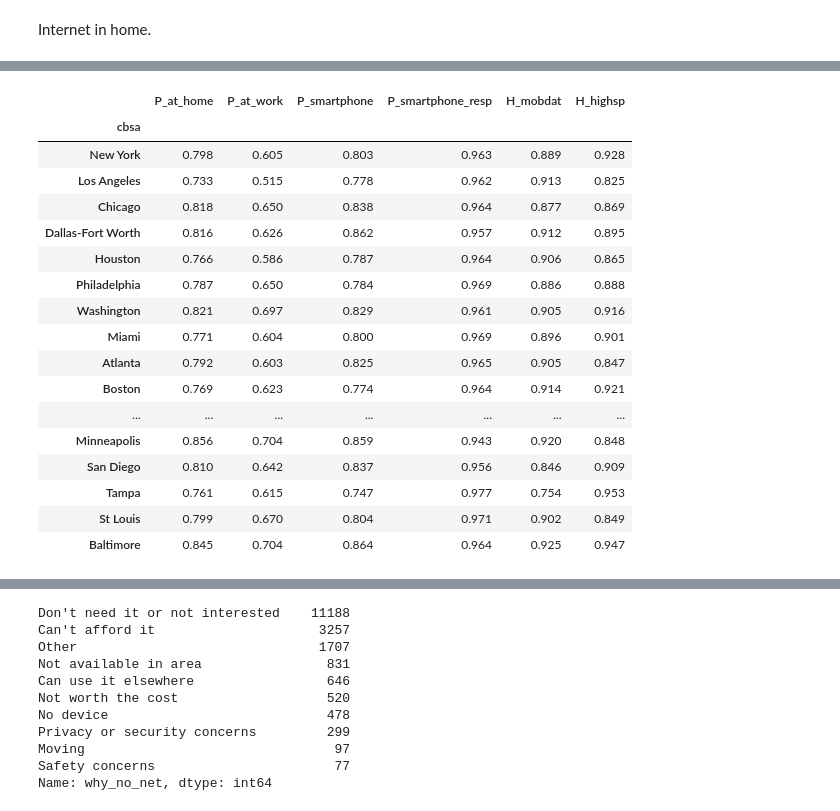
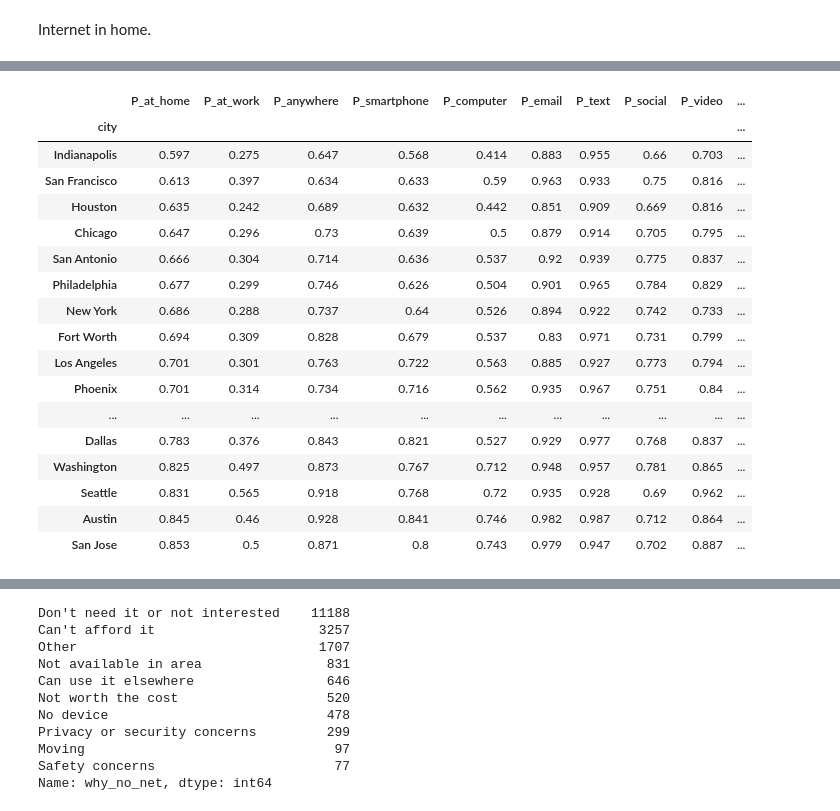
Before and after one commit to JamesSaxon/neighborhood_broadband, a Jupyter notebook: cps.ipynb, the cells around one changed output, grey strips where cells are left out. Saved outputs shown, nothing was run; the diff lists cells and outputs as text; code cells hidden in the pictures.

```diff
--- a/cps.ipynb
+++ b/cps.ipynb
@@ -157,0 +221,3 @@ access(cps_city, "city")
+# %%
+city_access = access(cps_city, "city")
+city_access.index = city_access.index.str.replace("_", " ").str.title()
@@ -158,25 +235,28 @@ access(cps_city, "city")
+# %%
+city_access.sort_values(by = "P_at_home", inplace = True)
+
+city_access.filter(regex = "^((?!resp).)*$", axis = 1)\
+           .style.background_gradient(cmap = "viridis", axis = 0)
+# %% [output]
+|  | P_at_home | P_at_work | P_anywhere | P_smartphone | P_computer | P_email | P_text | P_social | P_video | ... |
+| city |  |  |  |  |  |  |  |  |  | ... |
+| Indianapolis | 0.597 | 0.275 | 0.647 | 0.568 | 0.414 | 0.883 | 0.955 | 0.66 | 0.703 | ... |
+| San Francisco | 0.613 | 0.397 | 0.634 | 0.633 | 0.59 | 0.963 | 0.933 | 0.75 | 0.816 | ... |
+| Houston | 0.635 | 0.242 | 0.689 | 0.632 | 0.442 | 0.851 | 0.909 | 0.669 | 0.816 | ... |
+| Chicago | 0.647 | 0.296 | 0.73 | 0.639 | 0.5 | 0.879 | 0.914 | 0.705 | 0.795 | ... |
+| San Antonio | 0.666 | 0.304 | 0.714 | 0.636 | 0.537 | 0.92 | 0.939 | 0.775 | 0.837 | ... |
+| Philadelphia | 0.677 | 0.299 | 0.746 | 0.626 | 0.504 | 0.901 | 0.965 | 0.784 | 0.829 | ... |
+| New York | 0.686 | 0.288 | 0.737 | 0.64 | 0.526 | 0.894 | 0.922 | 0.742 | 0.733 | ... |
+| Fort Worth | 0.694 | 0.309 | 0.828 | 0.679 | 0.537 | 0.83 | 0.971 | 0.731 | 0.799 | ... |
+| Los Angeles | 0.701 | 0.301 | 0.763 | 0.722 | 0.563 | 0.885 | 0.927 | 0.773 | 0.794 | ... |
+| Phoenix | 0.701 | 0.314 | 0.734 | 0.716 | 0.562 | 0.935 | 0.967 | 0.751 | 0.84 | ... |
+| ... | ... | ... | ... | ... | ... | ... | ... | ... | ... | ... |
+| Dallas | 0.783 | 0.376 | 0.843 | 0.821 | 0.527 | 0.929 | 0.977 | 0.768 | 0.837 | ... |
+| Washington | 0.825 | 0.497 | 0.873 | 0.767 | 0.712 | 0.948 | 0.957 | 0.781 | 0.865 | ... |
+| Seattle | 0.831 | 0.565 | 0.918 | 0.768 | 0.72 | 0.935 | 0.928 | 0.69 | 0.962 | ... |
+| Austin | 0.845 | 0.46 | 0.928 | 0.841 | 0.746 | 0.982 | 0.987 | 0.712 | 0.864 | ... |
+| San Jose | 0.853 | 0.5 | 0.871 | 0.8 | 0.743 | 0.979 | 0.947 | 0.702 | 0.887 | ... |
 # %%
 cbsa_access = access(cps_cbsa, "cbsa")
 cbsa_access = cbsa_access.reindex(cbsa)
 cbsa_access.index = cbsa_access.index.str.replace("_", " ").str.title()
-
-cbsa_access
-# %% [output]
-|  | P_at_home | P_at_work | P_smartphone | P_smartphone_resp | H_mobdat | H_highsp |
-| cbsa |  |  |  |  |  |  |
-| New York | 0.798 | 0.605 | 0.803 | 0.963 | 0.889 | 0.928 |
-| Los Angeles | 0.733 | 0.515 | 0.778 | 0.962 | 0.913 | 0.825 |
-| Chicago | 0.818 | 0.650 | 0.838 | 0.964 | 0.877 | 0.869 |
-| Dallas-Fort Worth | 0.816 | 0.626 | 0.862 | 0.957 | 0.912 | 0.895 |
-| Houston | 0.766 | 0.586 | 0.787 | 0.964 | 0.906 | 0.865 |
-| Philadelphia | 0.787 | 0.650 | 0.784 | 0.969 | 0.886 | 0.888 |
-| Washington | 0.821 | 0.697 | 0.829 | 0.961 | 0.905 | 0.916 |
-| Miami | 0.771 | 0.604 | 0.800 | 0.969 | 0.896 | 0.901 |
-| Atlanta | 0.792 | 0.603 | 0.825 | 0.965 | 0.905 | 0.847 |
-| Boston | 0.769 | 0.623 | 0.774 | 0.964 | 0.914 | 0.921 |
-| ... | ... | ... | ... | ... | ... | ... |
-| Minneapolis | 0.856 | 0.704 | 0.859 | 0.943 | 0.920 | 0.848 |
-| San Diego | 0.810 | 0.642 | 0.837 | 0.956 | 0.846 | 0.909 |
-| Tampa | 0.761 | 0.615 | 0.747 | 0.977 | 0.754 | 0.953 |
-| St Louis | 0.799 | 0.670 | 0.804 | 0.971 | 0.902 | 0.849 |
-| Baltimore | 0.845 | 0.704 | 0.864 | 0.964 | 0.925 | 0.947 |
```
Also changed, not shown: parts of 21 cells of this notebook.
